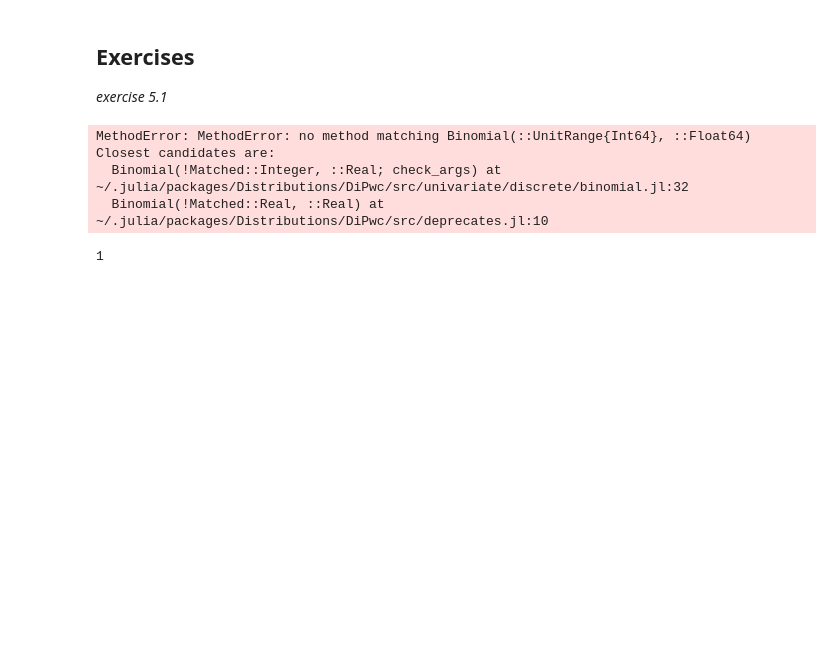
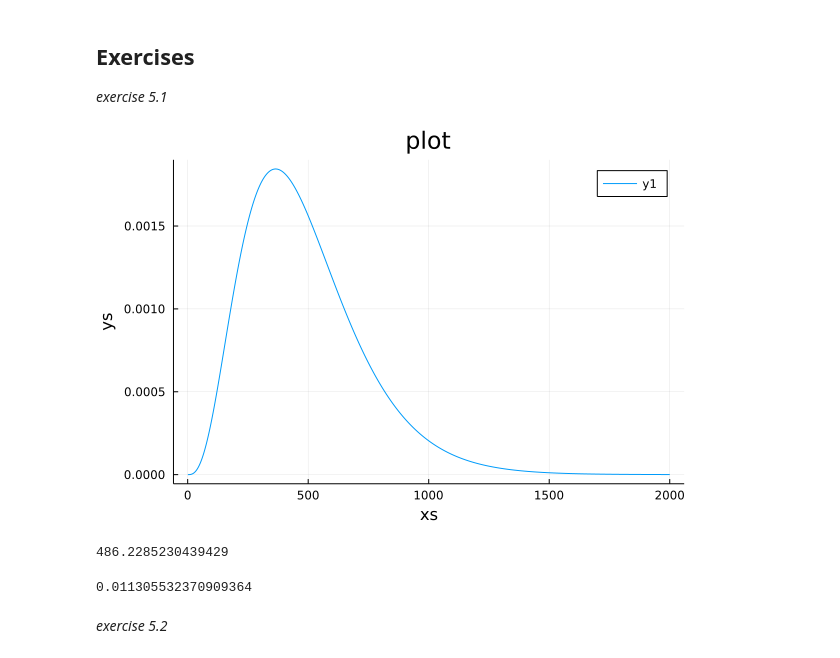
Before and after one commit to bwanab/ThinkBayes.jl, a Jupyter notebook: notebooks/think_bayes_in_julia_chapter_5.ipynb, the cells around one changed output. Cells and saved outputs as stored; diff of their text form; code cells hidden in the pictures; blank space fills up the shorter version.

Commit message:
add sub_dist, mult_dist and generalize the method. work on chapter 6 exercises.

```diff
--- a/notebooks/think_bayes_in_julia_chapter_5.ipynb
+++ b/notebooks/think_bayes_in_julia_chapter_5.ipynb
@@ -126,19 +126,24 @@ quantile(power, [0.05, 0.95])
 
 _exercise 5.1_
 # %%
-hypos=(1:10:2000)
+hypos=(1:2000)
 prior=pmf_from_seq(hypos);
 # %%
-binom_pmf(2, hypos, [1/365])
-#likelihood2=binom_pmf(1, hypos, [1/365])
-#likelihood3=binom_pmf(0, hypos, [1/365])
-#posterior = prior * likelihood1 * likelihood2 * likelihood3
+likelihood1=binom_pmf(2, hypos, 1/365)
+likelihood2=binom_pmf(1, hypos, 1/365)
+likelihood3=binom_pmf(0, hypos, 1/365)
+posterior = prior * likelihood1 * likelihood2 * likelihood3;
-# %% [output]
-MethodError: MethodError: no method matching Binomial(::UnitRange{Int64}, ::Float64)
-Closest candidates are:
-  Binomial(!Matched::Integer, ::Real; check_args) at ~/.julia/packages/Distributions/DiPwc/src/univariate/discrete/binomial.jl:32
-  Binomial(!Matched::Real, ::Real) at ~/.julia/packages/Distributions/DiPwc/src/deprecates.jl:10
 # %%
-values(prior)[1]
+plot(posterior)
 # %% [output]
-1
+[figure, added]
+# %%
+mean(posterior)
+# %% [output]
+486.2285230439429
+# %%
+prob_ge(posterior, 1200)
+# %% [output]
+0.011305532370909364
+# %% [markdown]
+_exercise 5.2_
```
Also changed, not shown: parts of 19 cells of this notebook, 3 other files.
